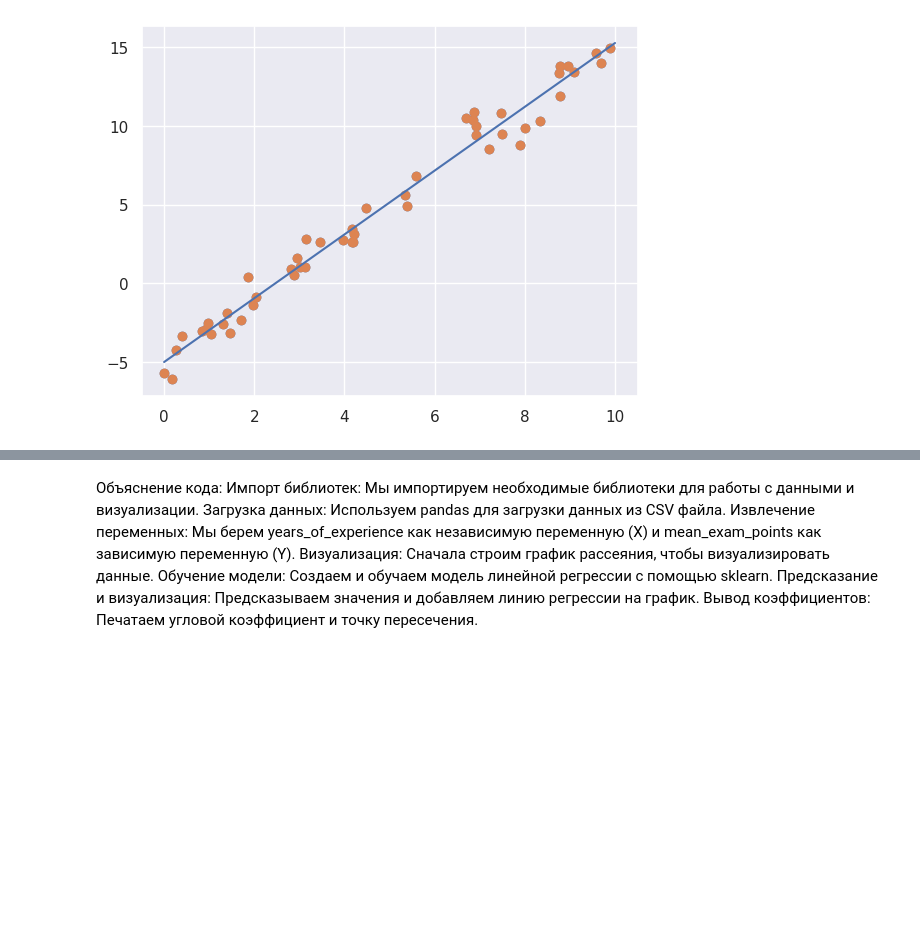
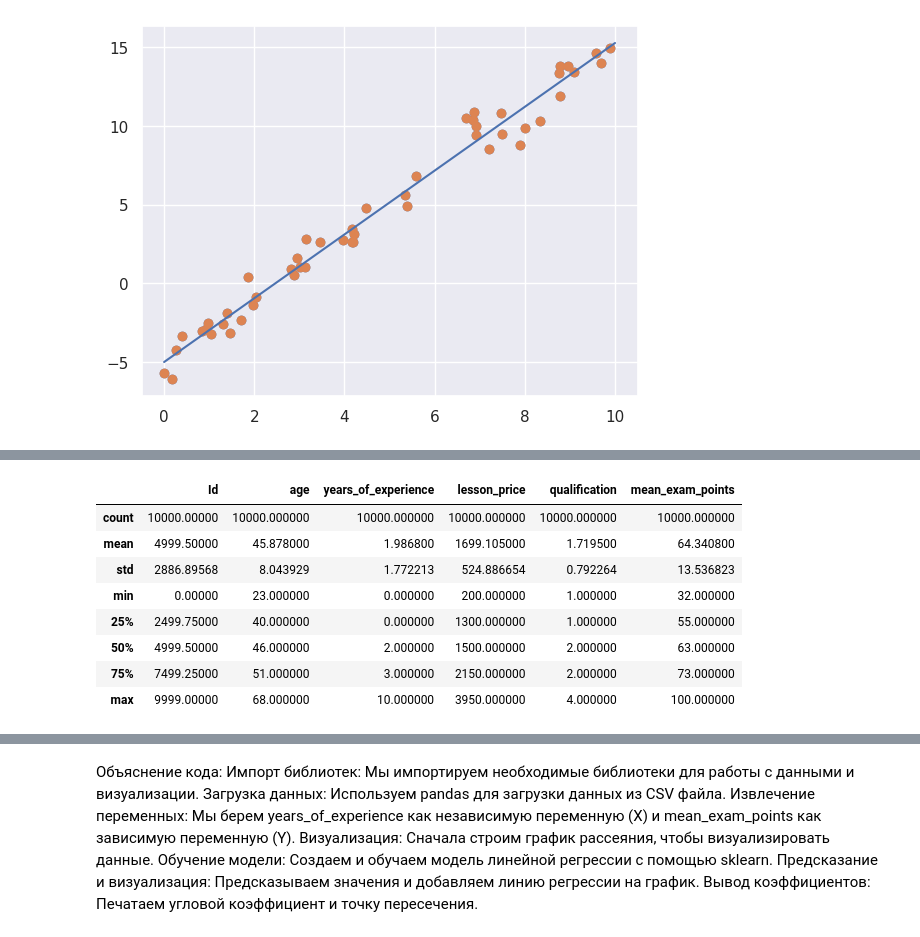
Before and after one commit to b221b/vis43, a Jupyter notebook: Машинное Обучение/Lab05_-_RegClassCluster/Lab05_homework.ipynb, the cells around one changed output, grey strips where cells are left out. Cells and saved outputs as stored; diff of their text form; code cells hidden in the pictures; blank space fills up the shorter version.

```diff
--- a/Машинное Обучение/Lab05_-_RegClassCluster/Lab05_homework.ipynb
+++ b/Машинное Обучение/Lab05_-_RegClassCluster/Lab05_homework.ipynb
@@ -77,0 +250,12 @@ print("Точка пересечения  с осью координат:", mode
+# %%
+data.describe()
+# %% [output]
+|  | Id | age | years_of_experience | lesson_price | qualification | mean_exam_points |
+| count | 10000.00000 | 10000.000000 | 10000.000000 | 10000.000000 | 10000.000000 | 10000.000000 |
+| mean | 4999.50000 | 45.878000 | 1.986800 | 1699.105000 | 1.719500 | 64.340800 |
+| std | 2886.89568 | 8.043929 | 1.772213 | 524.886654 | 0.792264 | 13.536823 |
+| min | 0.00000 | 23.000000 | 0.000000 | 200.000000 | 1.000000 | 32.000000 |
+| 25% | 2499.75000 | 40.000000 | 0.000000 | 1300.000000 | 1.000000 | 55.000000 |
+| 50% | 4999.50000 | 46.000000 | 2.000000 | 1500.000000 | 2.000000 | 63.000000 |
+| 75% | 7499.25000 | 51.000000 | 3.000000 | 2150.000000 | 2.000000 | 73.000000 |
+| max | 9999.00000 | 68.000000 | 10.000000 | 3950.000000 | 4.000000 | 100.000000 |
```
Also changed, not shown: parts of 7 cells of this notebook, 5 other files.
